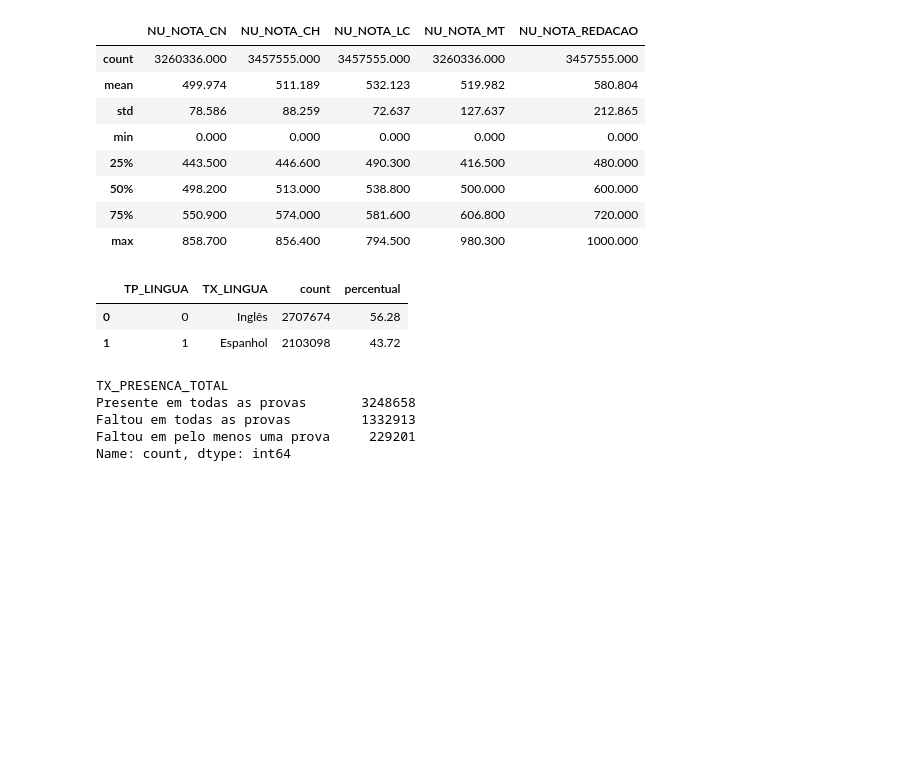
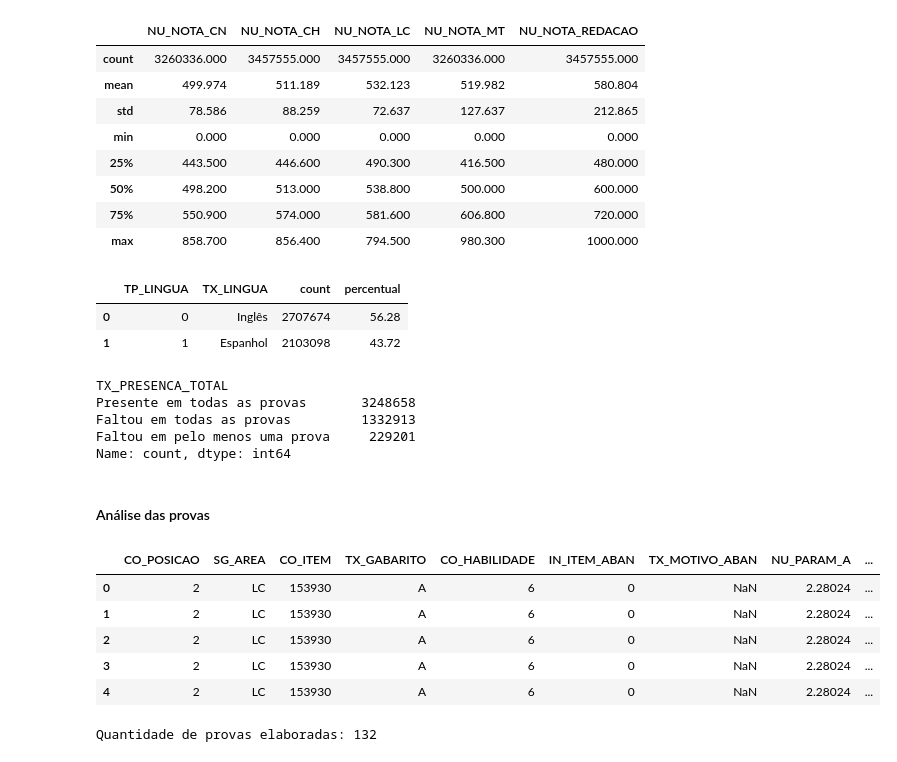
Before and after one commit to jordanBarbosa/EDA-Microdados-ENEM-2025, a Jupyter notebook: notebooks/eda_enem_2025.ipynb, the cells around one changed output. Saved outputs shown, nothing was run; the diff lists cells and outputs as text; code cells hidden in the pictures; blank space fills up the shorter version.

Commit message:
feat: analise das provas e itens

```diff
--- a/notebooks/eda_enem_2025.ipynb
+++ b/notebooks/eda_enem_2025.ipynb
@@ -218,3 +218,21 @@ Presente em todas as provas       3248658
 Faltou em todas as provas         1332913
 Faltou em pelo menos uma prova     229201
 Name: count, dtype: int64
+# %% [markdown]
+#### Análise das provas
+# %%
+df_provas = pd.read_csv("../data/ITENS_PROVA_2025.csv", sep=";", encoding="iso-8859-1")
+df_provas.head()
+# %% [output]
+|  | CO_POSICAO | SG_AREA | CO_ITEM | TX_GABARITO | CO_HABILIDADE | IN_ITEM_ABAN | TX_MOTIVO_ABAN | NU_PARAM_A | ... |
+| 0 | 2 | LC | 153930 | A | 6 | 0 | NaN | 2.28024 | ... |
+| 1 | 2 | LC | 153930 | A | 6 | 0 | NaN | 2.28024 | ... |
+| 2 | 2 | LC | 153930 | A | 6 | 0 | NaN | 2.28024 | ... |
+| 3 | 2 | LC | 153930 | A | 6 | 0 | NaN | 2.28024 | ... |
+| 4 | 2 | LC | 153930 | A | 6 | 0 | NaN | 2.28024 | ... |
+# %%
+#Quantidade de provas elaboradas
+qtde_provas_elaboradas = df_provas["CO_PROVA"].nunique()
+print(f"Quantidade de provas elaboradas: {qtde_provas_elaboradas}")
+# %% [output]
+Quantidade de provas elaboradas: 132
```
Also changed, not shown: parts of 4 cells of this notebook.
